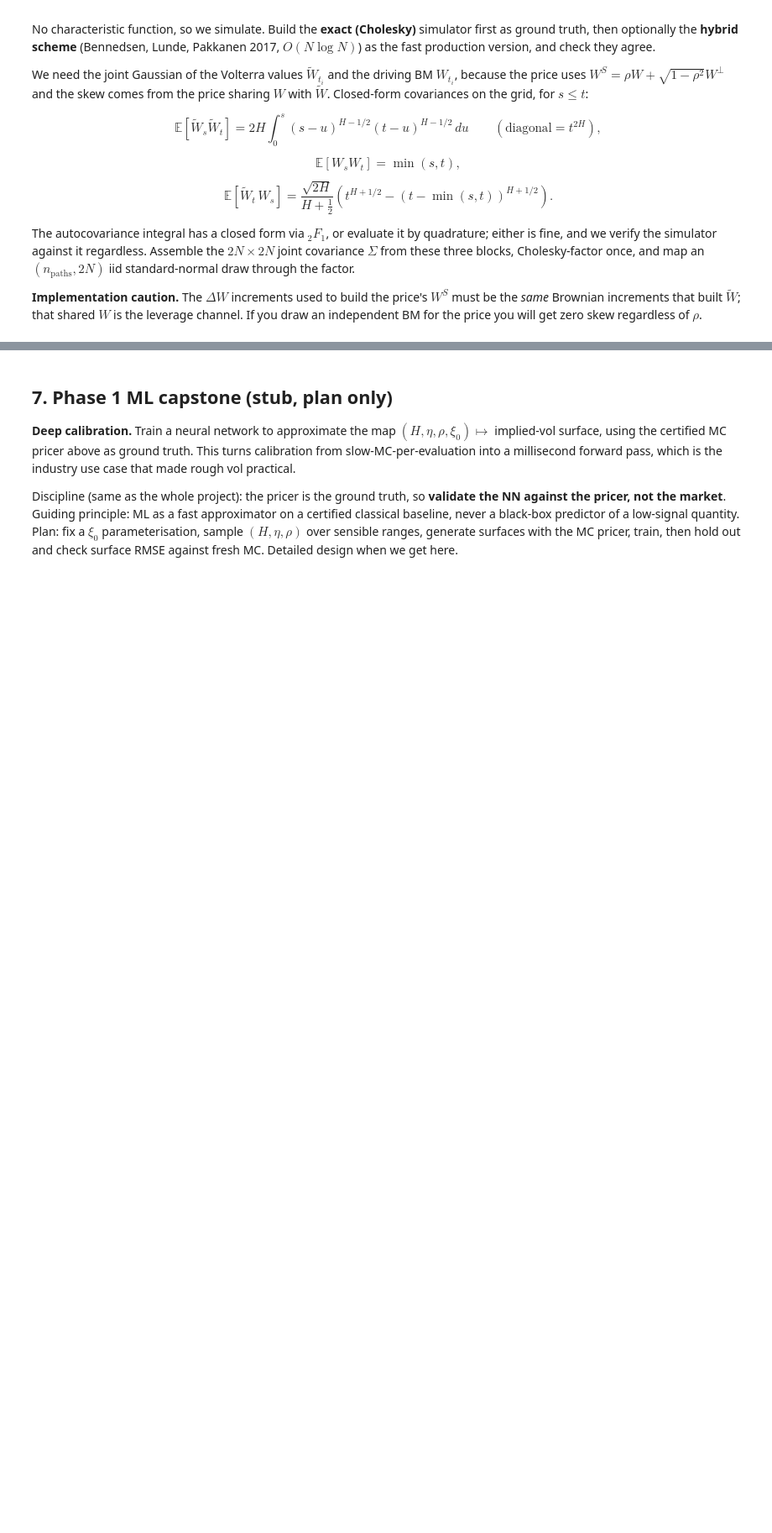
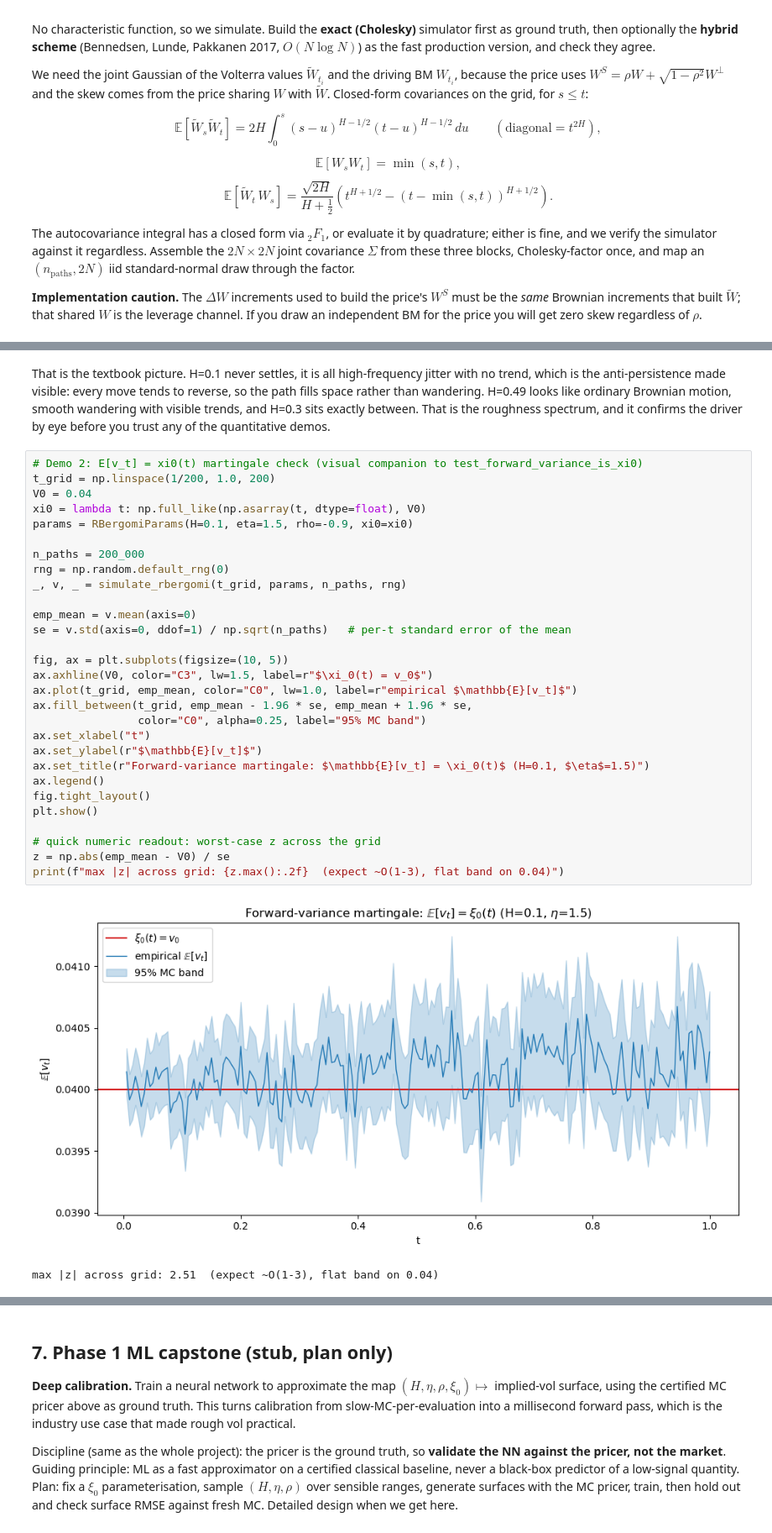
Before and after one commit to Kunvuthi/quant-project, a Jupyter notebook: notebooks/17_rbergomi_model.ipynb, the cells around one changed output, grey strips where cells are left out. Shown at 84% size. Cells and saved outputs as stored; diff of their text form; blank space fills up the shorter version.

```diff
--- a/notebooks/17_rbergomi_model.ipynb
+++ b/notebooks/17_rbergomi_model.ipynb
@@ -203,0 +234,34 @@ skew regardless of $\rho$.
+# %% [markdown]
+That is the textbook picture. H=0.1 never settles, it is all high-frequency jitter with no trend, which is the anti-persistence made visible: every move tends to reverse, so the path fills space rather than wandering. H=0.49 looks like ordinary Brownian motion, smooth wandering with visible trends, and H=0.3 sits exactly between. That is the roughness spectrum, and it confirms the driver by eye before you trust any of the quantitative demos.
+# %%
+# Demo 2: E[v_t] = xi0(t) martingale check (visual companion to test_forward_variance_is_xi0)
+t_grid = np.linspace(1/200, 1.0, 200)
+V0 = 0.04
+xi0 = lambda t: np.full_like(np.asarray(t, dtype=float), V0)
+params = RBergomiParams(H=0.1, eta=1.5, rho=-0.9, xi0=xi0)
+
+n_paths = 200_000
+rng = np.random.default_rng(0)
+_, v, _ = simulate_rbergomi(t_grid, params, n_paths, rng)
+
+emp_mean = v.mean(axis=0)
+se = v.std(axis=0, ddof=1) / np.sqrt(n_paths)   # per-t standard error of the mean
+
+fig, ax = plt.subplots(figsize=(10, 5))
+ax.axhline(V0, color="C3", lw=1.5, label=r"$\xi_0(t) = v_0$")
+ax.plot(t_grid, emp_mean, color="C0", lw=1.0, label=r"empirical $\mathbb{E}[v_t]$")
+ax.fill_between(t_grid, emp_mean - 1.96 * se, emp_mean + 1.96 * se,
+                color="C0", alpha=0.25, label="95% MC band")
+ax.set_xlabel("t")
+ax.set_ylabel(r"$\mathbb{E}[v_t]$")
+ax.set_title(r"Forward-variance martingale: $\mathbb{E}[v_t] = \xi_0(t)$ (H=0.1, $\eta$=1.5)")
+ax.legend()
+fig.tight_layout()
+plt.show()
+
+# quick numeric readout: worst-case z across the grid
+z = np.abs(emp_mean - V0) / se
+print(f"max |z| across grid: {z.max():.2f}  (expect ~O(1-3), flat band on 0.04)")
+# %% [output]
+[figure, added]
+max |z| across grid: 2.51  (expect ~O(1-3), flat band on 0.04)
```
Also changed, not shown: parts of 6 cells of this notebook.
